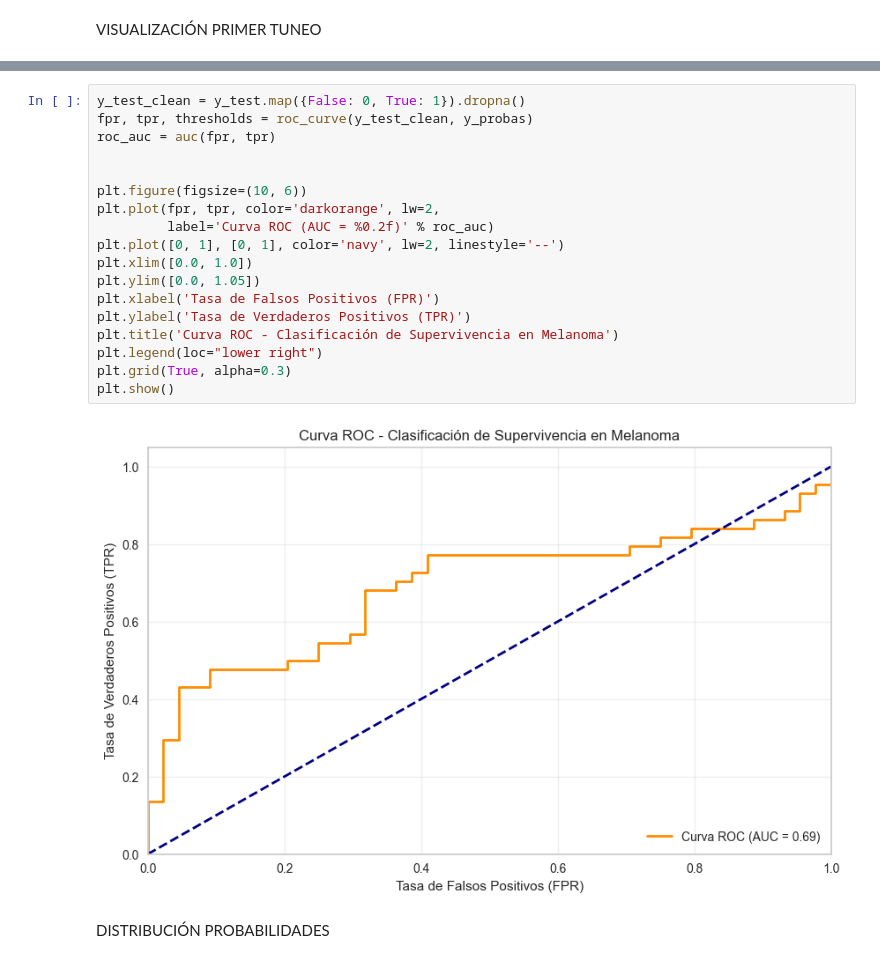
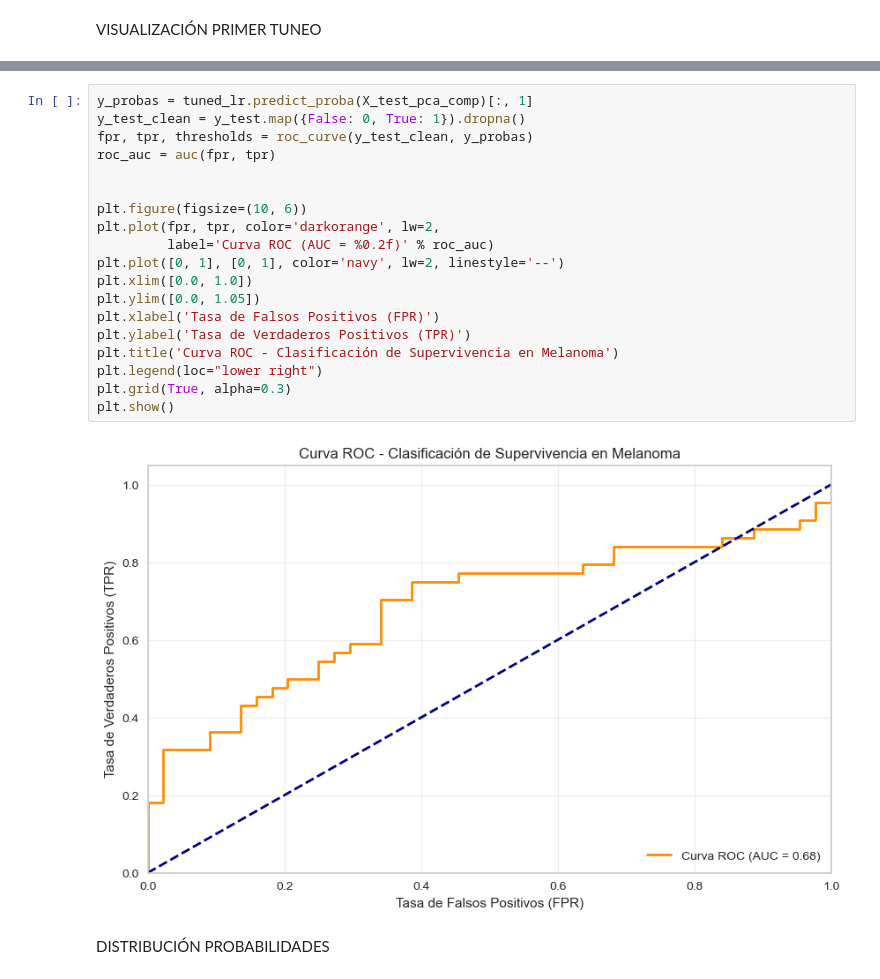
Before and after one commit to helenaplans/prediccion-estadio-melanoma, a Jupyter notebook: proyecto_truetarget_genes.ipynb, the cells around one changed output, grey strips where cells are left out. Saved outputs shown, nothing was run; the diff lists cells and outputs as text.

```diff
--- a/proyecto_truetarget_genes.ipynb
+++ b/proyecto_truetarget_genes.ipynb
@@ -259,23 +265,24 @@ plot_model(tuned_lr, plot='pr')
 # %%
+y_probas = tuned_lr.predict_proba(X_test_pca_comp)[:, 1]
 y_test_clean = y_test.map({False: 0, True: 1}).dropna()
 fpr, tpr, thresholds = roc_curve(y_test_clean, y_probas)
 roc_auc = auc(fpr, tpr)
 
 
 plt.figure(figsize=(10, 6))
 plt.plot(fpr, tpr, color='darkorange', lw=2,
          label='Curva ROC (AUC = %0.2f)' % roc_auc)
 plt.plot([0, 1], [0, 1], color='navy', lw=2, linestyle='--')
 plt.xlim([0.0, 1.0])
 plt.ylim([0.0, 1.05])
 plt.xlabel('Tasa de Falsos Positivos (FPR)')
 plt.ylabel('Tasa de Verdaderos Positivos (TPR)')
 plt.title('Curva ROC - Clasificación de Supervivencia en Melanoma')
 plt.legend(loc="lower right")
 plt.grid(True, alpha=0.3)
 plt.show()
 # %% [output]
-[figure, old version]
+[figure, new version]
 # %% [markdown]
 DISTRIBUCIÓN PROBABILIDADES
 # %%
```
Also changed, not shown: parts of 28 cells of this notebook, 3 other files.
